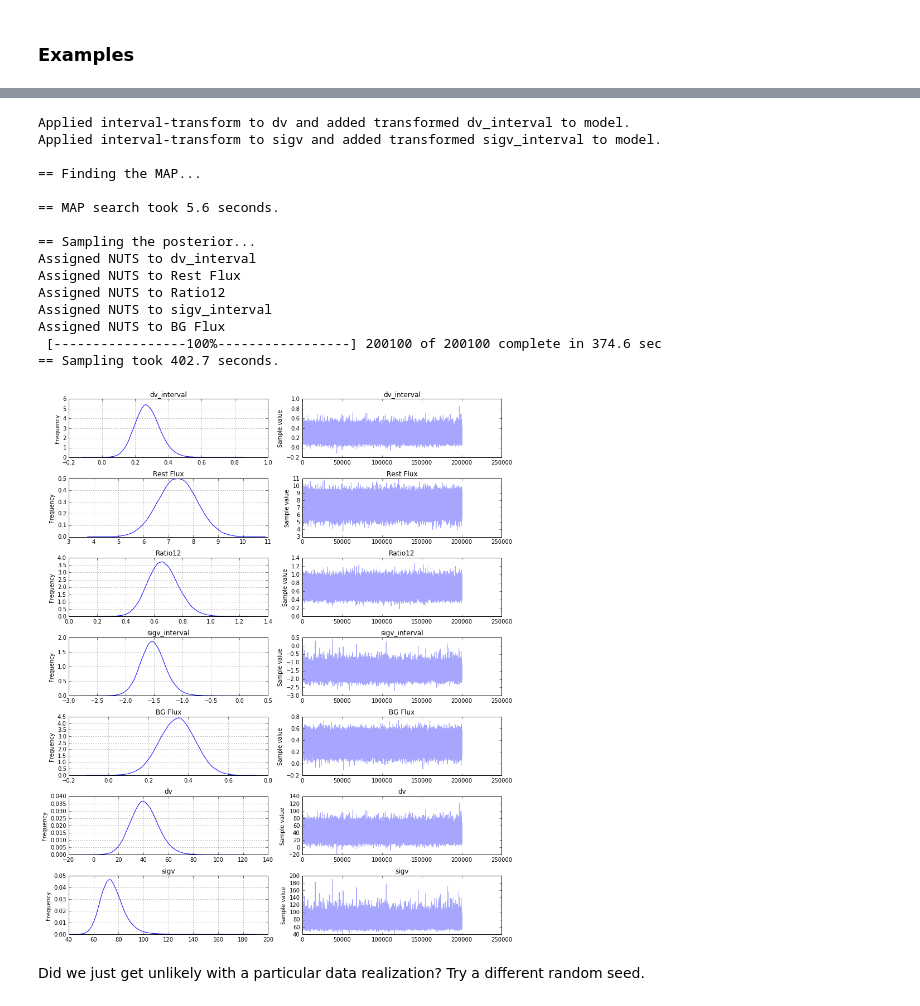
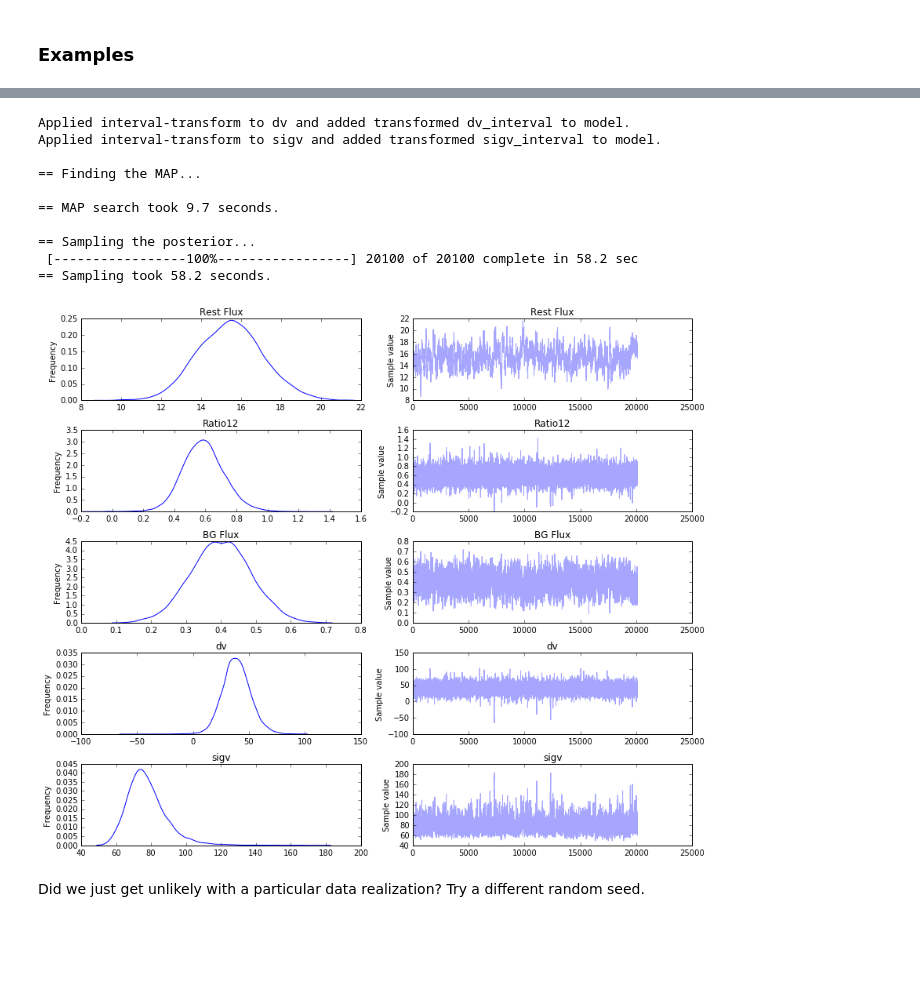
Before and after one commit to dkirkby/astroml-study, a Jupyter notebook: Extra/ELGMarkov.ipynb, the cells around one changed output, grey strips where cells are left out. Cells and saved outputs as stored; diff of their text form; code cells hidden in the pictures; blank space fills up the shorter version.

```diff
--- a/Extra/ELGMarkov.ipynb
+++ b/Extra/ELGMarkov.ipynb
@@ -72,14 +72,14 @@ def zval(dv):
 # %% [markdown]
 Generate an observed-frame doublet spectrum downsampled to observed pixels:
 # %%
-def model(dv, total_rest_flux=8., flux_ratio12=0.73, sigma_v=75., oversampling=20):
+def doublet_model(dv, total_rest_flux=8., flux_ratio12=0.73, sigma_v=75., oversampling=20):
     z = zval(dv)
     # Convert oversampled observed bin edges to rest frame with this redshift.
     wlen_rest = os_centers / (1. + z)
     # Calculate observed ELG doublet mean flux on oversampled grid.
     os_flux = oii_doublet(wlen_rest, total_rest_flux, flux_ratio12=flux_ratio12, sigma_v=sigma_v) / (1. + z)
     # Downsample to observed pixels.
-    pixel_flux = np.mean(os_flux.reshape(-1, oversampling), axis=-1)
+    pixel_flux = np.mean(os_flux.reshape(-1,oversampling), axis=-1)
     return pixel_flux
 # %% [markdown]
 Generate a data set to analyze. Noise is specified by a total SNR for the peak and assumed to be constant per pixel.
@@ -88,7 +88,7 @@ def get_sigma(flux, snr):
     return np.sqrt(np.sum(flux ** 2)) / snr
 # %%
 def generate(dv, total_rest_flux=8., flux_ratio12=0.73, sigma_v=75., bg_flux = 0.5, snr=10., gen=None):
-    M = model(dv, total_rest_flux, flux_ratio12, sigma_v)
+    M = doublet_model(dv, total_rest_flux, flux_ratio12, sigma_v)
     sigma_flux = get_sigma(M, snr)
     M += bg_flux
     if not isinstance(gen, np.random.RandomState):
@@ -233,13 +233,15 @@ def create_pymc3_model(D, sigma_flux, peak1_wlen=3727.092, peak2_wlen=3729.874,
     with model:
         # Define priors on top-level parameters.
         dv = pymc3.Uniform('dv', lower=-300., upper=+300.)
-        total_rest_flux = pymc3.Normal('Rest Flux', mu=10., sd=2.)
-        flux_ratio12 = pymc3.Normal('Ratio12', mu=0.8, sd=0.2)
+        total_rest_flux = pymc3.Normal('Rest Flux', mu=10., sd=4.)
+        flux_ratio12 = pymc3.Normal('Ratio12', mu=0.8, sd=0.5)
         sigma_v = pymc3.Uniform('sigv', lower=25., upper=300.)
-        bg_flux = pymc3.Normal('BG Flux', mu=0., sd=5.)
+        bg_flux = pymc3.Normal('BG Flux', mu=0., sd=4.)
         ##bg_flux = pymc3.Uniform('BG Flux', lower=-5., upper=+5.)
         # Calculate redshift from dv.
         z = z0 + dv / CLIGHT_KM_S * (1 + z0)
+        sigma_log_wlen = sigma_v / CLIGHT_KM_S
+        denom = np.sqrt(2*np.pi)*sigma_log_wlen
         # Convert oversampled observed wavelength grid to the rest frame.
         wlen = os_centers / (1 + z)
         # Calculate normalization factors for each peak.
@@ -247,10 +249,12 @@ def create_pymc3_model(D, sigma_flux, peak1_wlen=3727.092, peak2_wlen=3729.874,
         flux2 = total_rest_flux / (1 + flux_ratio12)
         # Calculate the oversampled observed flux in observed frame.
         log_wlen = pymc3.log(wlen)
-        sigma_log_wlen = sigma_v / CLIGHT_KM_S
         peak1 = pymc3.exp(-0.5 * ((log_wlen - pymc3.log(peak1_wlen)) / sigma_log_wlen) ** 2)
         peak2 = pymc3.exp(-0.5 * ((log_wlen - pymc3.log(peak2_wlen)) / sigma_log_wlen) ** 2)
-        oversampled_flux = (flux1 * peak1 + flux2 * peak2) / (1 + z)
+        denom = np.sqrt(2 * np.pi) * sigma_log_wlen
+        amp1 = flux1 / peak1_wlen / denom
+        amp2 = flux2 / peak2_wlen / denom
+        oversampled_flux = (amp1 * peak1 + amp2 * peak2) / (1 + z)
         # Downsample to pixels.
         density = 1.0 / oversampling
         downsampler = np.zeros((len(pixel_centers), len(os_centers)), dtype=float)
@@ -266,7 +270,7 @@ def create_pymc3_model(D, sigma_flux, peak1_wlen=3727.092, peak2_wlen=3729.874,
     return model
 # %%
 def build_pymc3_chain(dv_truth, flux_truth, ratio_truth, sigv_truth, bg_truth,
-                      snr=10., nkeep=20000, nburn=100, save=None, seed=1):
+                      snr=10., nkeep=20000, nburn=100, save=None, seed=1, step_type='NUTS'):
     # Generate the data to fit for this study.
     D, sigma_flux = generate(dv_truth, flux_truth, ratio_truth, sigv_truth, bg_truth, snr, gen=seed)
     # Initialize the model.
@@ -278,10 +282,20 @@ def build_pymc3_chain(dv_truth, flux_truth, ratio_truth, sigv_truth, bg_truth,
         start = pymc3.find_MAP()
         elapsed = time.time() - begin
         print '\n== MAP search took {0:.1f} seconds.'.format(elapsed)
+        if(step_type=='NUTS'):
+            step = pymc3.NUTS(scaling=start)
+        elif(step_type=='HMC'):
+            step = pymc3.HamiltonianMC(scaling=start)
+        elif(step_type=='Metropolis'):
+            step = pymc3.Metropolis()
+        elif(step_type=='Gibbs'):
+            step = pymc3.Slice()
+        else:
+            print 'Sampler type not specified. Using NUTS'
         # Generate samples.
         print '\n== Sampling the posterior...'
         begin = time.time()
-        samples = pymc3.sample(nburn + nkeep, start=start)
+        samples = pymc3.sample(nburn + nkeep,step, start=start)
         elapsed = time.time() - begin
         print '\n== Sampling took {0:.1f} seconds.'.format(elapsed)
         # Summarize
@@ -326,23 +339,18 @@ Can we fix this by just running the sampler longer?  No.
 # %%
 pymc3_chain2 = build_pymc3_chain(
-    dv_truth=50., flux_truth=12., ratio_truth=0.8, sigv_truth=65., bg_truth=0.5, snr=10., seed=123, nkeep=200000)
+    dv_truth=50., flux_truth=12., ratio_truth=0.8, sigv_truth=65., bg_truth=0.5, snr=10., seed=123, step_type='HMC')
 # %% [output]
 Applied interval-transform to dv and added transformed dv_interval to model.
 Applied interval-transform to sigv and added transformed sigv_interval to model.
 
 == Finding the MAP...
 
-== MAP search took 5.6 seconds.
+== MAP search took 9.7 seconds.
 
 == Sampling the posterior...
-Assigned NUTS to dv_interval
-Assigned NUTS to Rest Flux
-Assigned NUTS to Ratio12
-Assigned NUTS to sigv_interval
-Assigned NUTS to BG Flux
- [-----------------100%-----------------] 200100 of 200100 complete in 374.6 sec
-== Sampling took 402.7 seconds.
+ [-----------------100%-----------------] 20100 of 20100 complete in 58.2 sec
+== Sampling took 58.2 seconds.
-[figure, old version]
+[figure, new version]
 # %% [markdown]
 Did we just get unlikely with a particular data realization?  Try a different random seed.
 # %%
```
Also changed, not shown: parts of 18 cells of this notebook.
